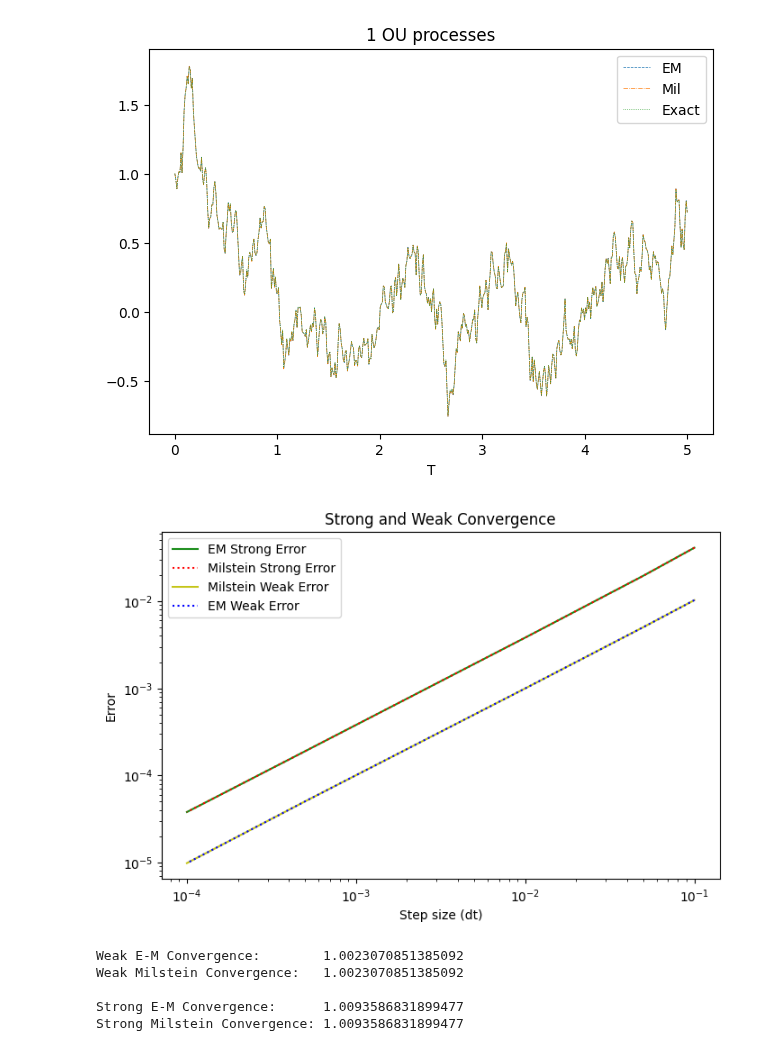
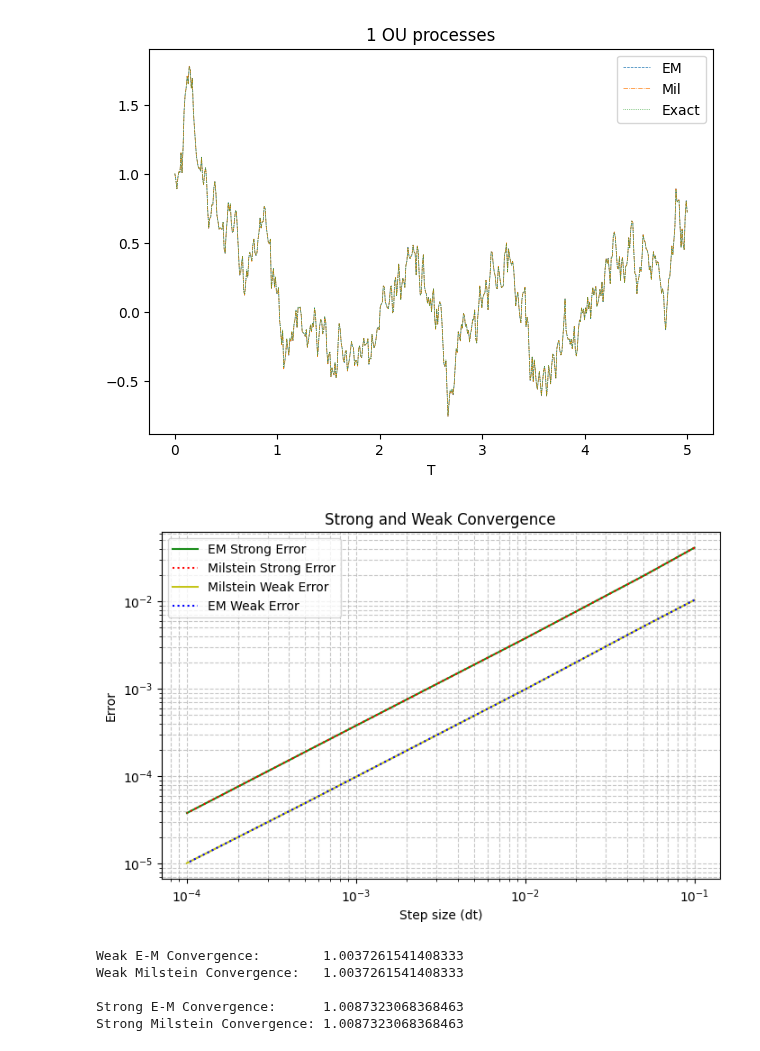
Before and after one commit to abhirao-03/stochastic-resonance, a Jupyter notebook: results/convergence_tester.ipynb, the cells around one changed output. Saved outputs shown, nothing was run; the diff lists cells and outputs as text; code cells hidden in the pictures.

```diff
--- a/results/convergence_tester.ipynb
+++ b/results/convergence_tester.ipynb
@@ -90,7 +90,7 @@ str_err_full, str_err_drift = [], []
 weak_err_em, weak_err_mil = [], []
 weak_err_full, weak_err_drift = [], []
 
-dt_grid = np.logspace(-3, -1, num=10)
+dt_grid = np.logspace(-4, -1, num=10)
 mc = 1000
 
 for Dt in tqdm(dt_grid):
@@ -310,34 +320,35 @@ for dt_val in dt_values:
     W = stats.norm.rvs(loc=0, scale=1, size=(N, paths))
 
     X_em = OU_em(W)
     X_mil = OU_mil(W)
     X_ex  = OU_exact(W)
 
     error_em = np.sqrt(np.mean((X_em - X_ex)**2))
     error_mil = np.sqrt(np.mean((X_mil - X_ex)**2))
 
     strong_error_em.append(error_em)
     strong_error_mil.append(error_mil)
 
     weak_em = np.abs(np.mean(X_em) - np.mean(X_ex))
     weak_mil = np.abs(np.mean(X_mil) - np.mean(X_ex))
 
     weak_error_em.append(weak_em)
     weak_error_mil.append(weak_mil)
 
 plt.figure(figsize=(8, 5))
 plt.loglog(dt_values, strong_error_em, ls='-', color='g', alpha=0.9, label='EM Strong Error')
 plt.loglog(dt_values, strong_error_mil, ls=':', color='r', label='Milstein Strong Error')
 plt.loglog(dt_values, weak_error_mil, ls='-', color='y', alpha=0.9, label='Milstein Weak Error')
 plt.loglog(dt_values, weak_error_em, ls=':', color='b', label='EM Weak Error')
 
 plt.xlabel('Step size (dt)')
 plt.ylabel('Error')
 plt.title('Strong and Weak Convergence')
 plt.legend()
+plt.grid(which='both', ls='--', alpha=0.7)
 plt.show()
 # %% [output]
-[figure, old version]
+[figure, new version]
 # %%
 X = sm.add_constant(np.log(dt_values))
 
@@ -354,8 +365,8 @@ print("\nStrong E-M Convergence:      "+ str(results.params[1]))
 results = sm.OLS(np.log(strong_error_mil),X).fit()
 print("Strong Milstein Convergence: "+ str(results.params[1]))
 # %% [output]
-Weak E-M Convergence:        1.0023070851385092
-Weak Milstein Convergence:   1.0023070851385092
+Weak E-M Convergence:        1.0037261541408333
+Weak Milstein Convergence:   1.0037261541408333
 
-Strong E-M Convergence:      1.0093586831899477
-Strong Milstein Convergence: 1.0093586831899477
+Strong E-M Convergence:      1.0087323068368463
+Strong Milstein Convergence: 1.0087323068368463
```
Also changed, not shown: parts of 4 cells of this notebook, 1 other file.
